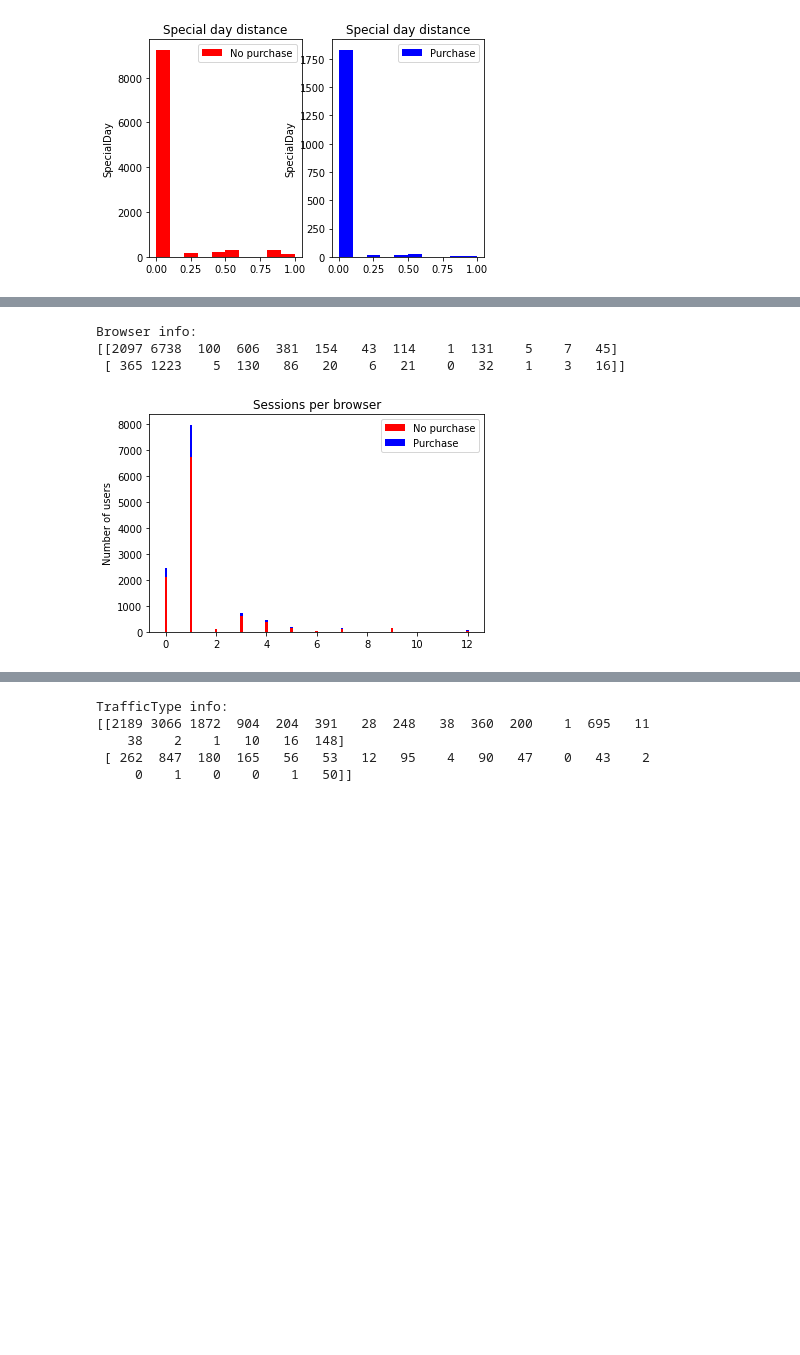
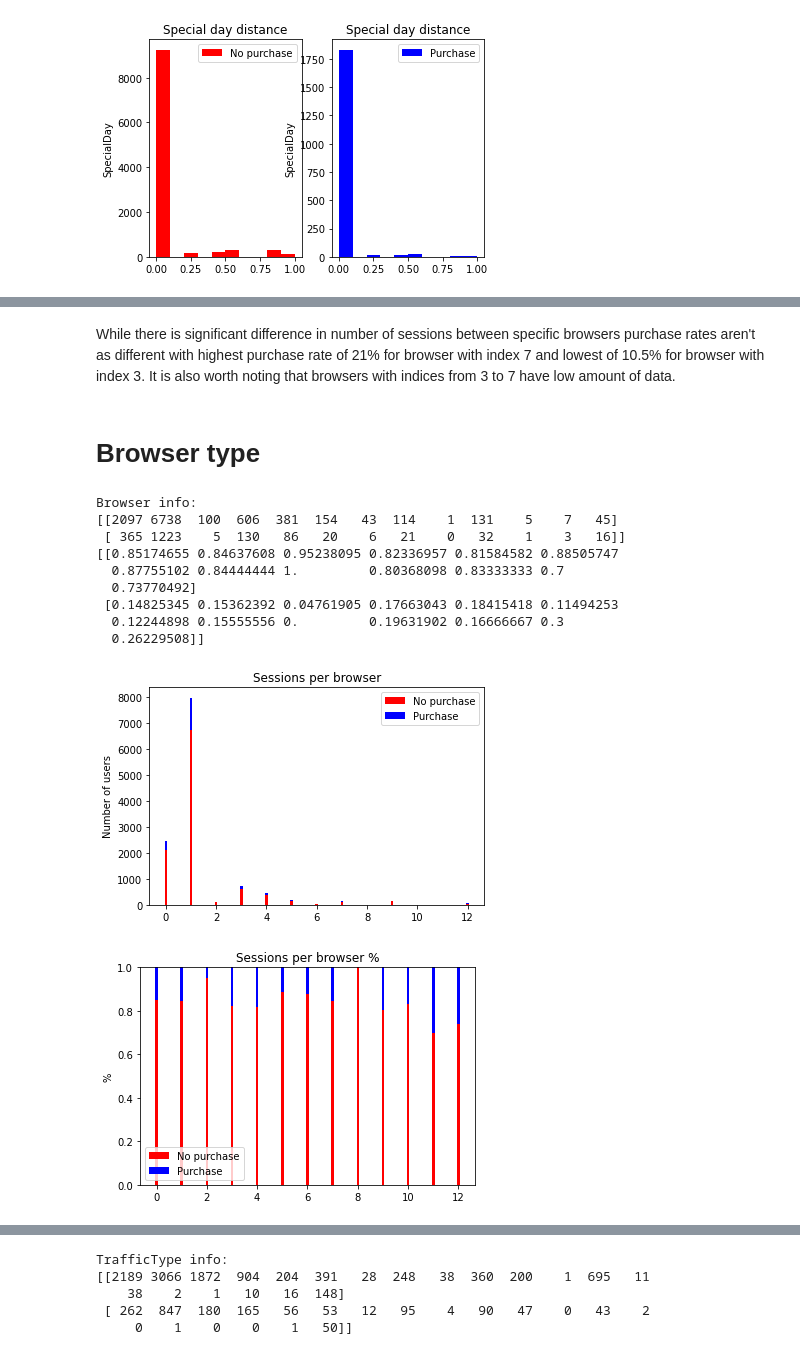
Before and after one commit to kl-r/shopping-intention, a Jupyter notebook: data_analysis.ipynb, the cells around one changed output, grey strips where cells are left out. Saved outputs shown, nothing was run; the diff lists cells and outputs as text; code cells hidden in the pictures; blank space fills up the shorter version.

```diff
--- a/data_analysis.ipynb
+++ b/data_analysis.ipynb
@@ -257,18 +373,46 @@ OperatingSystems info:
+# %% [markdown]
+While there is significant difference in number of sessions between specific browsers purchase rates aren't as different with highest purchase rate of 21% for browser with index 7 and lowest of 10.5% for browser with index 3. It is also worth noting that browsers with indices from 3 to 7 have low amount of data.
+# %% [markdown]
+
+
+
+# Browser type
 # %%
 #Browser
 print('Browser info:')
 print(browser)
 ind = np.arange(13)
 fig = plt.figure(10)
 ax = fig.add_subplot(111)
 ax.bar(ind, browser[0], 0.1, color='r')
 ax.bar(ind, browser[1], 0.1, bottom=browser[0], color='b')
 ax.set_ylabel('Number of users')
 ax.set_title('Sessions per browser')
 ax.legend(labels=['No purchase', 'Purchase'])
+browser_per = np.zeros((2, 13))
+for k in range(13):
+    sum_ = browser[0][k]+browser[1][k]
+    browser_per[0][k] = browser[0][k]/sum_
+    browser_per[1][k] = browser[1][k]/sum_
+ind = np.arange(13)
+fig = plt.figure(22)
+ax = fig.add_subplot(111)
+ax.bar(ind, browser_per[0], 0.1, color='r')
+ax.bar(ind, browser_per[1], 0.1, bottom=browser_per[0], color='b')
+ax.set_ylabel('%')
+ax.set_title('Sessions per browser %')
+ax.legend(labels=['No purchase', 'Purchase'])
+print(browser_per)
 print('\n\n')
 # %% [output]
 Browser info:
 [[2097 6738  100  606  381  154   43  114    1  131    5    7   45]
  [ 365 1223    5  130   86   20    6   21    0   32    1    3   16]]
+[[0.85174655 0.84637608 0.95238095 0.82336957 0.81584582 0.88505747
+  0.87755102 0.84444444 1.         0.80368098 0.83333333 0.7
+  0.73770492]
+ [0.14825345 0.15362392 0.04761905 0.17663043 0.18415418 0.11494253
+  0.12244898 0.15555556 0.         0.19631902 0.16666667 0.3
+  0.26229508]]
 [figure]
+[figure, added]
```
Also changed, not shown: parts of 29 cells of this notebook, 3 other files.
